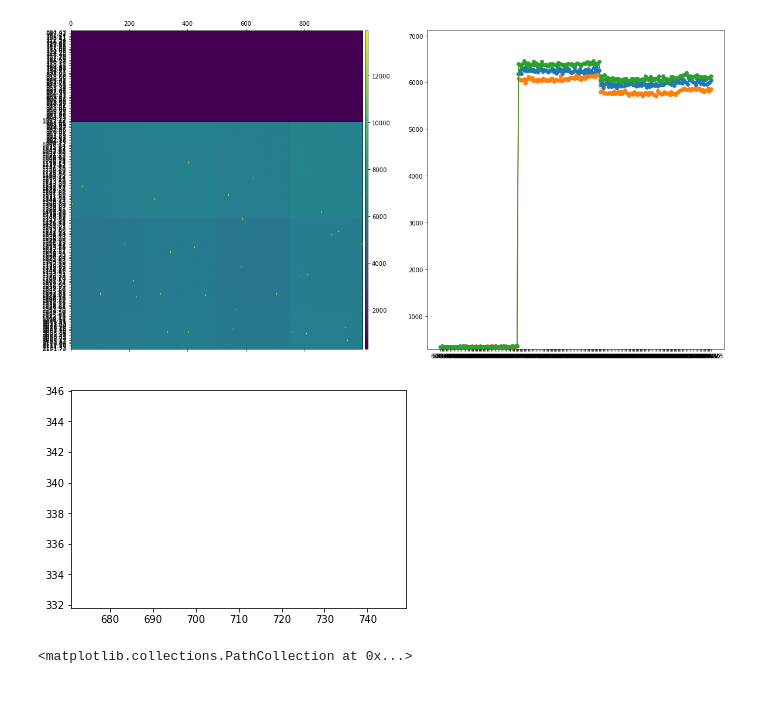
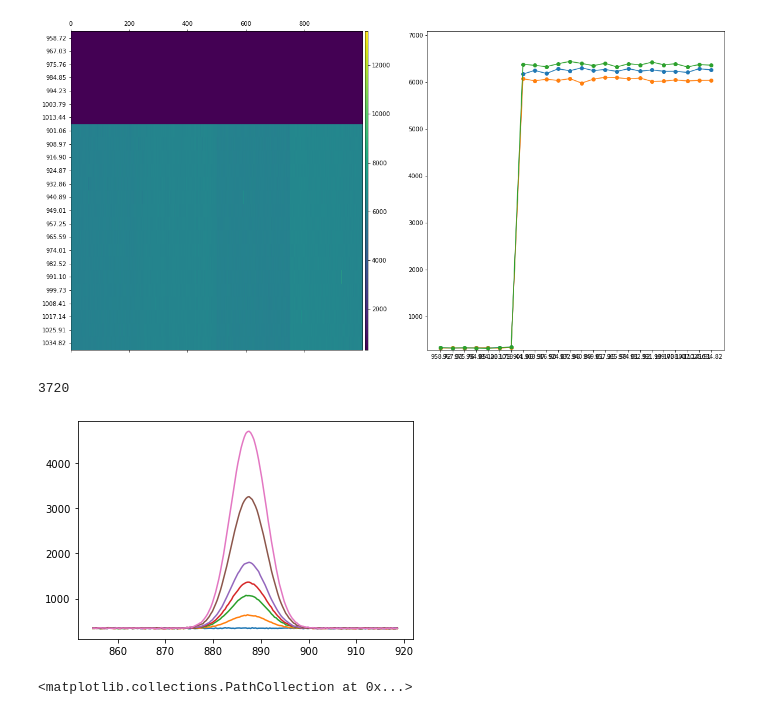
Before and after one commit to ARRRRGH/meteocpy, a Jupyter notebook: notebooks/visualize_runs.ipynb, the cells around one changed output. Saved outputs shown, nothing was run; the diff lists cells and outputs as text; code cells hidden in the pictures.

```diff
--- a/notebooks/visualize_runs.ipynb
+++ b/notebooks/visualize_runs.ipynb
@@ -21,7 +21,7 @@ import matplotlib.pyplot as plt
 import pickle as pkl
 # %%
 # load simulation
-simu_path = '/home/jim/meteocpy/simulations/test'
+simu_path = '/Users/jim/meteocpy/simulations/test'
 
 # load simulation
 with open(os.path.join(simu_path, 'frames'), 'rb') as f:
@@ -33,26 +33,30 @@ with open(os.path.join(simu_path, 'band_indices'), 'rb') as f:
 with open(os.path.join(simu_path, 'simulation_config'), 'rb') as f:
     config = pkl.load(f)
 
-with open(os.path.join('/home/jim/meteocpy', 'saved_apex_models', 'apex_400_3000'), 'rb') as f:
+with open(os.path.join('/Users/jim/meteocpy', 'saved_apex_models', 'apex_400_2000'), 'rb') as f:
     ap = pkl.load(f)
 # %%
 %matplotlib inline
-plot_frame(ap, frames, illu_bands, 0, channel=0, figsize=(20, 10))
+plot_frame(ap, frames, illu_bands, -1, channel=0, figsize=(20, 10))
 # %% [output]
-[figure, old version]
+[figure, new version]
 # %%
 band_dict, wvl_dict = gather_simulations(frames, illu_bands, config['inp_wvlens'].reshape(-1))
+# %%
+len(frames)
+# %% [output]
+3720
 # %%
 %matplotlib inline
-band = 60
+band = 100
 px = 200
 
 plt.figure()
 for channel in range(frames[0].shape[0]):
     a = plt.plot(wvl_dict[band], np.concatenate([band_dict[band]], axis=0)[:, channel, px])
 plt.show()
 # %% [output]
-[figure, old version]
+[figure, new version]
 # %%
 plt.scatter(wvl_dict[60], np.concatenate([band_dict[60]], axis=0)[:, 0, px])
 # %% [output]
```
Also changed, not shown: parts of 2 cells of this notebook, 5 other files.
